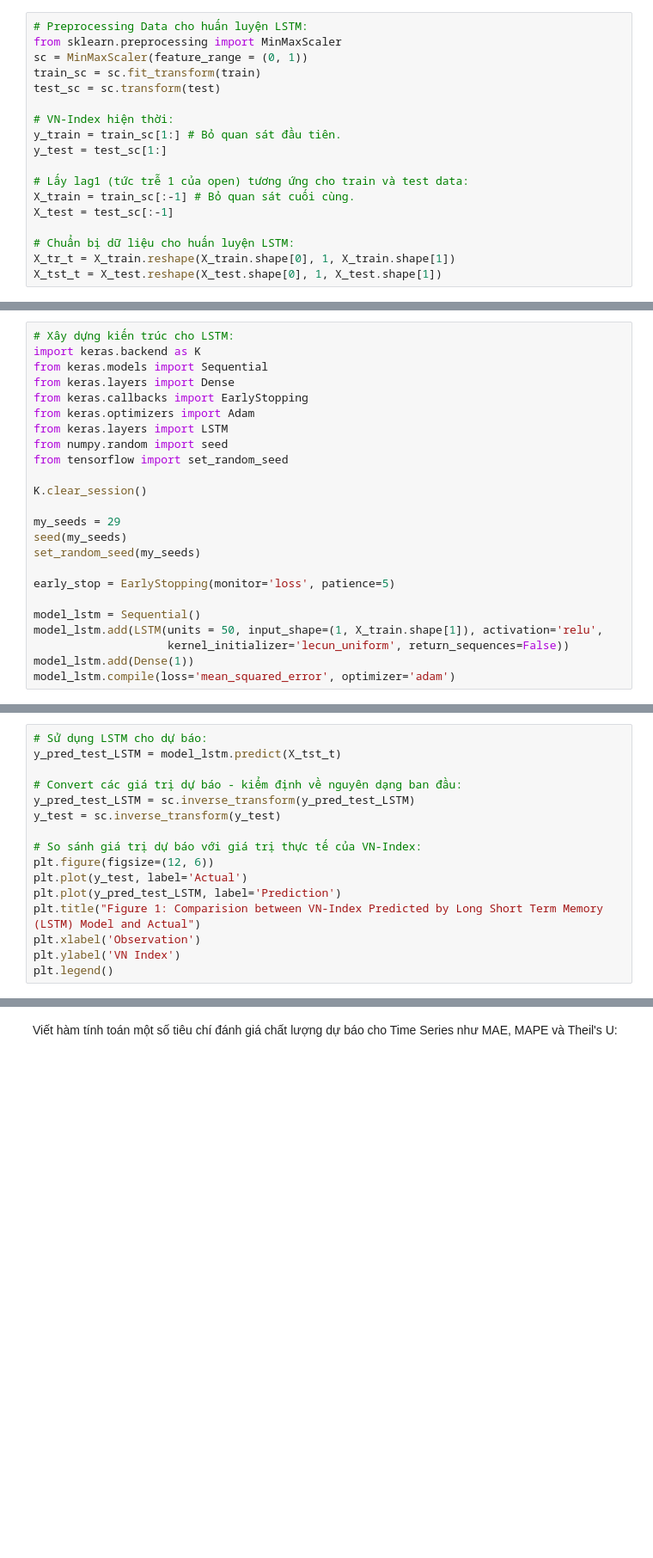
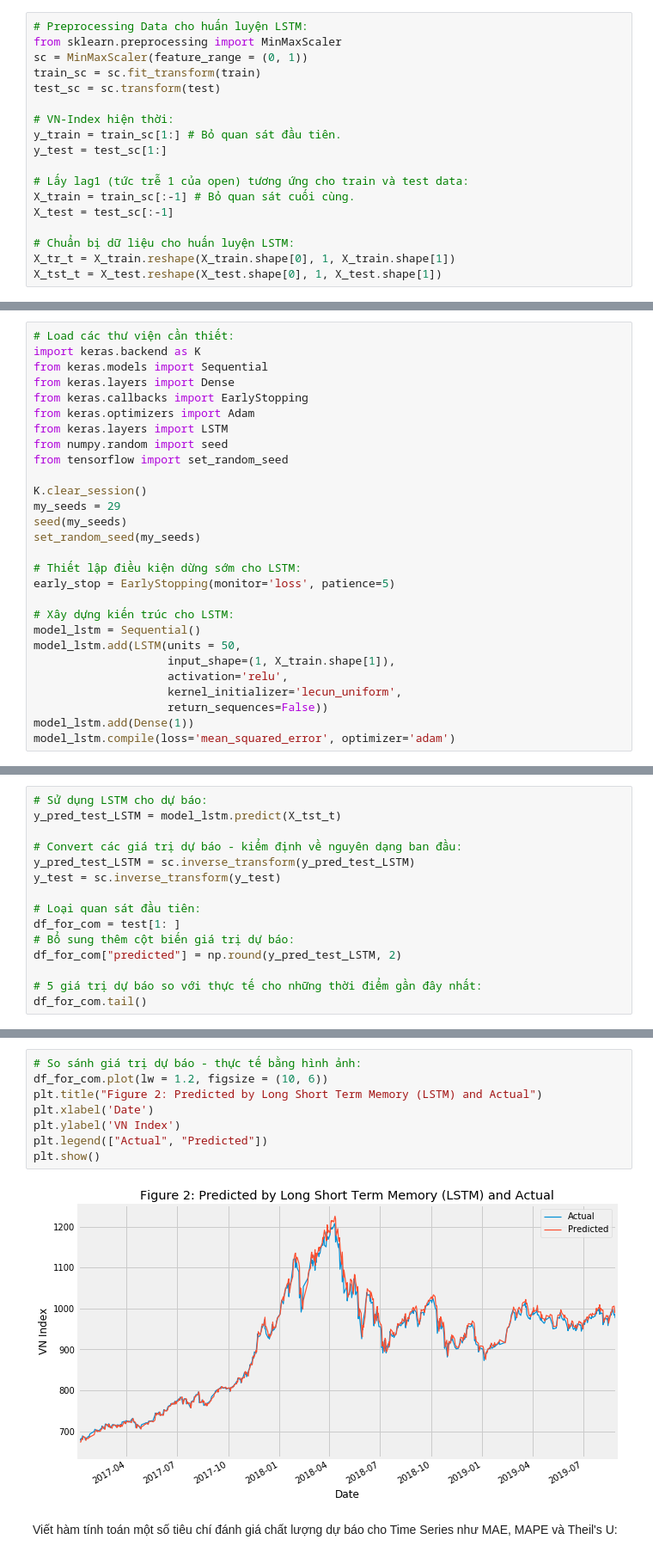
Before and after one commit to ChiDungNguyen/LSTM_forecasting_VNindex, a Jupyter notebook: LSTM_forecasting_VNindex_PythonKeras.ipynb, the cells around one changed output, grey strips where cells are left out. Shown: that part at 86% size. Saved outputs shown, nothing was run; the diff lists cells and outputs as text; blank space fills up the shorter version.

```diff
--- a/LSTM_forecasting_VNindex_PythonKeras.ipynb
+++ b/LSTM_forecasting_VNindex_PythonKeras.ipynb
@@ -62,5 +93,5 @@ X_tst_t = X_test.reshape(X_test.shape[0], 1, X_test.shape[1])
 # %%
-# Xây dựng kiến trúc cho LSTM:
+# Load các thư viện cần thiết:
 import keras.backend as K
 from keras.models import Sequential
 from keras.layers import Dense
@@ -71,16 +102,20 @@ from numpy.random import seed
 from tensorflow import set_random_seed
 
 K.clear_session()
-
 my_seeds = 29
 seed(my_seeds)
 set_random_seed(my_seeds)
 
+# Thiết lập điều kiện dừng sớm cho LSTM:
 early_stop = EarlyStopping(monitor='loss', patience=5)
 
+# Xây dựng kiến trúc cho LSTM:
 model_lstm = Sequential()
-model_lstm.add(LSTM(units = 50, input_shape=(1, X_train.shape[1]), activation='relu',
-                    kernel_initializer='lecun_uniform', return_sequences=False))
+model_lstm.add(LSTM(units = 50,
+                    input_shape=(1, X_train.shape[1]),
+                    activation='relu',
+                    kernel_initializer='lecun_uniform',
+                    return_sequences=False))
 model_lstm.add(Dense(1))
 model_lstm.compile(loss='mean_squared_error', optimizer='adam')
 # %%
@@ -102,12 +137,11 @@ y_pred_test_LSTM = model_lstm.predict(X_tst_t)
 y_pred_test_LSTM = sc.inverse_transform(y_pred_test_LSTM)
 y_test = sc.inverse_transform(y_test)
 
-# So sánh giá trị dự báo với giá trị thực tế của VN-Index:
-plt.figure(figsize=(12, 6))
-plt.plot(y_test, label='Actual')
-plt.plot(y_pred_test_LSTM, label='Prediction')
-plt.title("Figure 1: Comparision between VN-Index Predicted by Long Short Term Memory (LSTM) Model and Actual")
-plt.xlabel('Observation')
-plt.ylabel('VN Index')
-plt.legend()
+# Loại quan sát đầu tiên:
+df_for_com = test[1: ]
+# Bổ sung thêm cột biến giá trị dự báo:
+df_for_com["predicted"] = np.round(y_pred_test_LSTM, 2)
+
+# 5 giá trị dự báo so với thực tế cho những thời điểm gần đây nhất:
+df_for_com.tail()
 # %% [output]
@@ -116,3 +155,13 @@ plt.legend()
+# %%
+# So sánh giá trị dự báo - thực tế bằng hình ảnh:
+df_for_com.plot(lw = 1.2, figsize = (10, 6))
+plt.title("Figure 2: Predicted by Long Short Term Memory (LSTM) and Actual")
+plt.xlabel('Date')
+plt.ylabel('VN Index')
+plt.legend(["Actual", "Predicted"])
+plt.show()
+# %% [output]
+[figure, added]
 # %% [markdown]
 Viết hàm tính toán một số tiêu chí đánh giá chất lượng dự báo cho Time Series như MAE, MAPE và Theil's U:
 # %%
```
Also changed, not shown: parts of 9 cells of this notebook.
